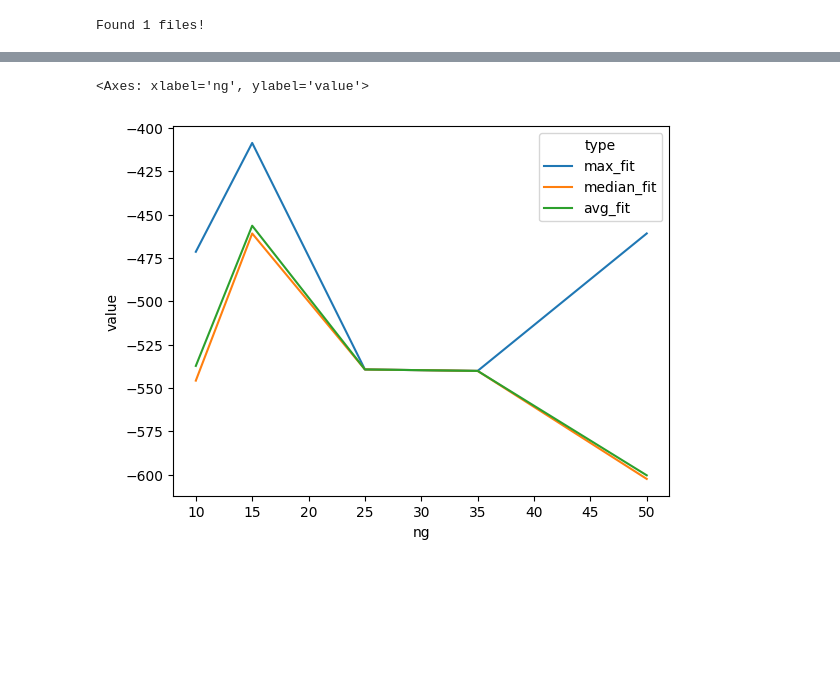
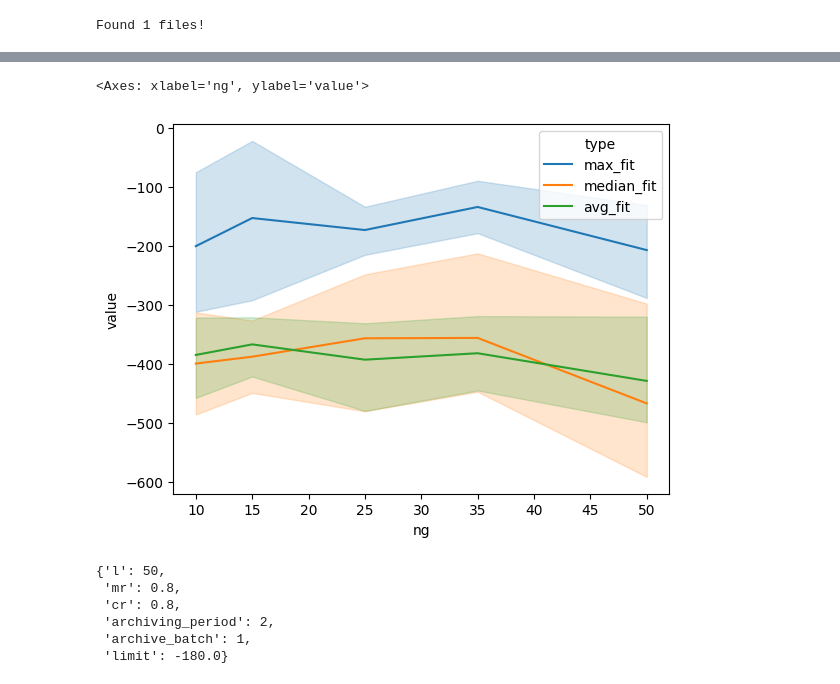
Before and after one commit to Schkliba/MastersThesis, a Jupyter notebook: generations_analysis.ipynb, the cells around one changed output, grey strips where cells are left out. Cells and saved outputs as stored; diff of their text form; code cells hidden in the pictures; blank space fills up the shorter version.

Commit message:
nice graph

```diff
--- a/generations_analysis.ipynb
+++ b/generations_analysis.ipynb
@@ -27,5 +49,8 @@ def extract_fitness_values(file_content):
 # %%
-file_content = load_direct_data("lunarlander", "novelty_limit", "lambda", "fourth_try")
+en = "lunarlander"
+cont = "novelty_limit"
+alg = "diff"
+file_content = load_direct_data(en, cont, alg, "fourth_try")
 df = extract_fitness_values(file_content)
 # %% [output]
 Found 1 files!
@@ -54,16 +79,25 @@ df
 # %%
 import seaborn as sns
 df = df.sort_values("ng")
 ploted_df = df[["ng", "seed", "max_fit", "median_fit", "avg_fit"]]
-ploted_df = ploted_df.groupby("ng").min().reset_index()
+#ploted_df = ploted_df.groupby("ng").mean().reset_index()
 if "seed" in ploted_df.columns:
     ploted_df = ploted_df.drop(columns="seed")
 ploted_df = ploted_df.melt(
         id_vars="ng",
         var_name="type",
         value_name="value"
     )
 sns.lineplot(data=ploted_df, x="ng", y="value", hue="type")
 # %% [output]
 <Axes: xlabel='ng', ylabel='value'>
-[figure, old version]
+[figure, new version]
+# %%
+file_content["arguments"]
+# %% [output]
+{'l': 50,
+ 'mr': 0.8,
+ 'cr': 0.8,
+ 'archiving_period': 2,
+ 'archive_batch': 1,
+ 'limit': -180.0}
```
Also changed, not shown: parts of 4 cells of this notebook.
